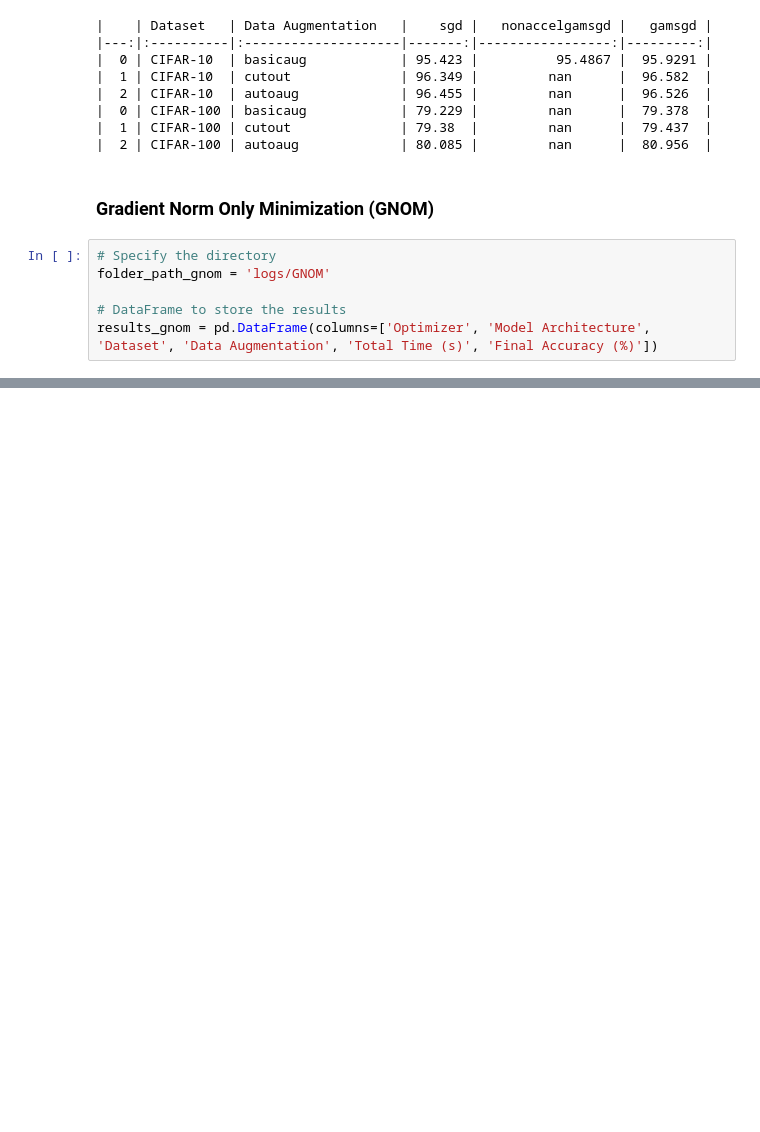
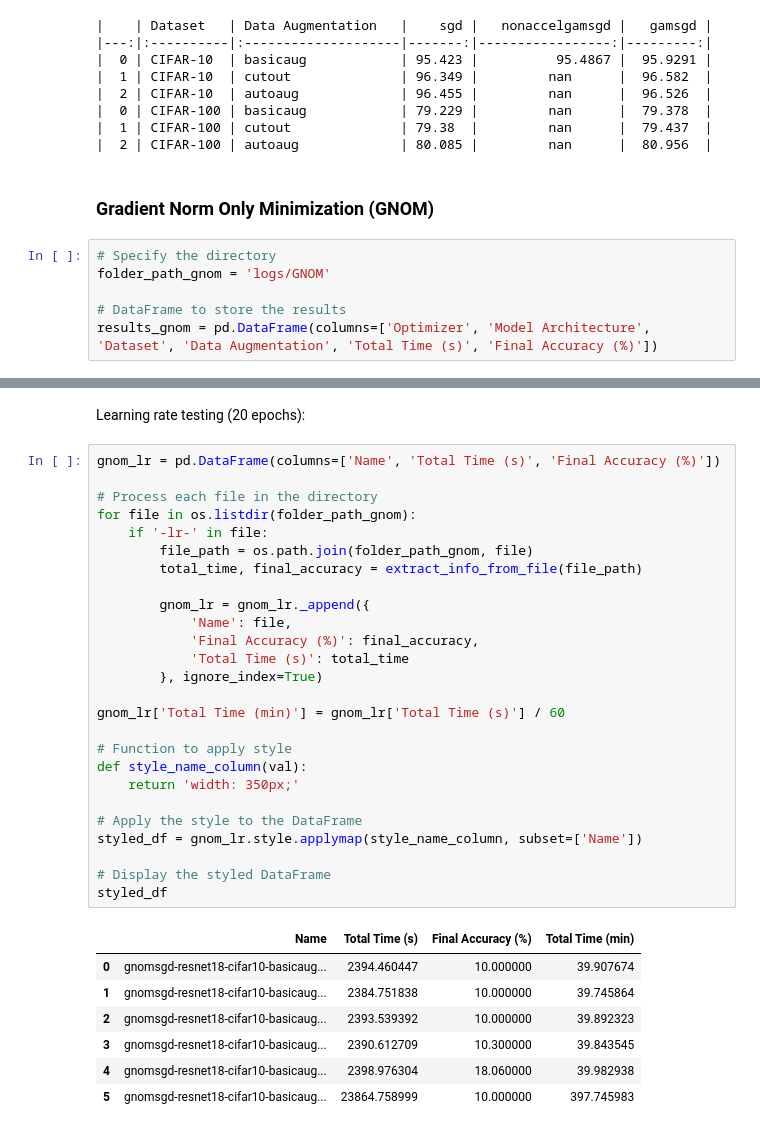
Before and after one commit to thomask902/2024-Numerical-Optimization-Research, a Jupyter notebook: results.ipynb, the cells around one changed output, grey strips where cells are left out. Saved outputs shown, nothing was run; the diff lists cells and outputs as text; blank space fills up the shorter version.

```diff
--- a/results.ipynb
+++ b/results.ipynb
@@ -213,0 +241,36 @@ results_gnom
+# %% [markdown]
+Learning rate testing (20 epochs):
+# %%
+gnom_lr = pd.DataFrame(columns=['Name', 'Total Time (s)', 'Final Accuracy (%)'])
+
+# Process each file in the directory
+for file in os.listdir(folder_path_gnom):
+    if '-lr-' in file:
+        file_path = os.path.join(folder_path_gnom, file)
+        total_time, final_accuracy = extract_info_from_file(file_path)
+
+        gnom_lr = gnom_lr._append({
+            'Name': file,
+            'Final Accuracy (%)': final_accuracy,
+            'Total Time (s)': total_time
+        }, ignore_index=True)
+
+gnom_lr['Total Time (min)'] = gnom_lr['Total Time (s)'] / 60
+
+# Function to apply style
+def style_name_column(val):
+    return 'width: 350px;'
+
+# Apply the style to the DataFrame
+styled_df = gnom_lr.style.applymap(style_name_column, subset=['Name'])
+
+# Display the styled DataFrame
+styled_df
+# %% [output]
+|  | Name | Total Time (s) | Final Accuracy (%) | Total Time (min) |
+| 0 | gnomsgd-resnet18-cifar10-basicaug... | 2394.460447 | 10.000000 | 39.907674 |
+| 1 | gnomsgd-resnet18-cifar10-basicaug... | 2384.751838 | 10.000000 | 39.745864 |
+| 2 | gnomsgd-resnet18-cifar10-basicaug... | 2393.539392 | 10.000000 | 39.892323 |
+| 3 | gnomsgd-resnet18-cifar10-basicaug... | 2390.612709 | 10.300000 | 39.843545 |
+| 4 | gnomsgd-resnet18-cifar10-basicaug... | 2398.976304 | 18.060000 | 39.982938 |
+| 5 | gnomsgd-resnet18-cifar10-basicaug... | 23864.758999 | 10.000000 | 397.745983 |
```
Also changed, not shown: parts of 2 cells of this notebook.
